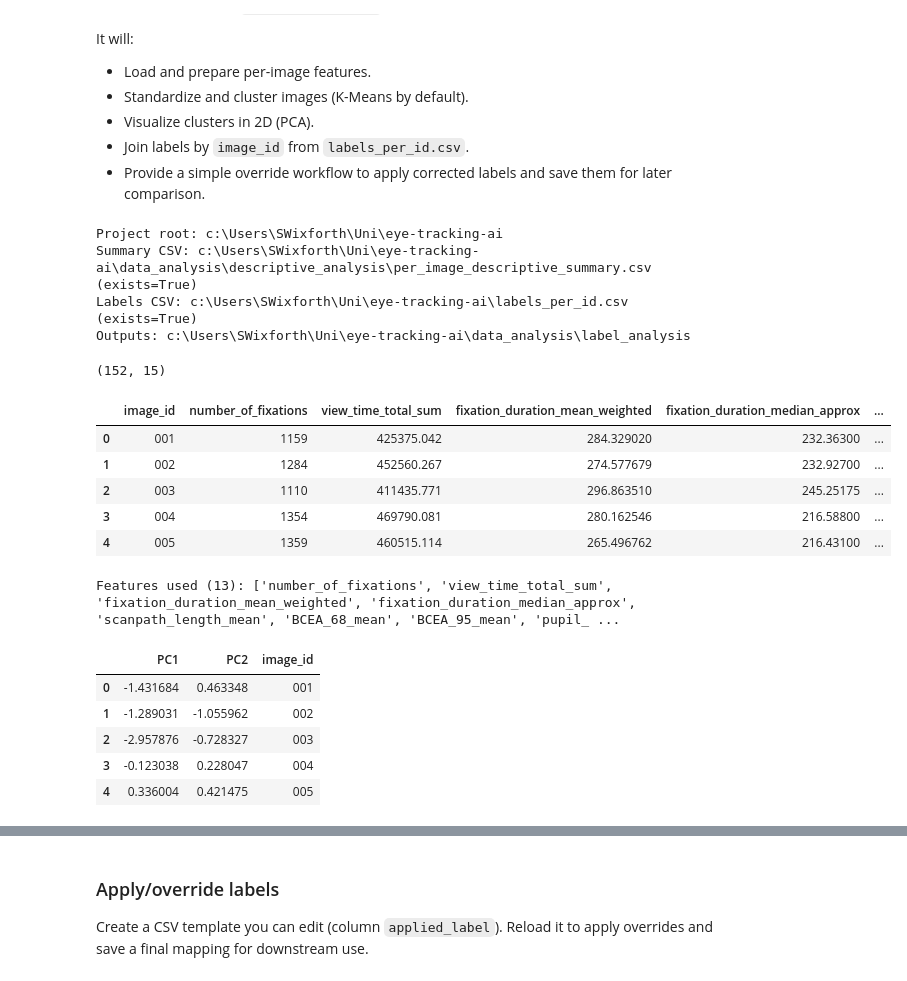
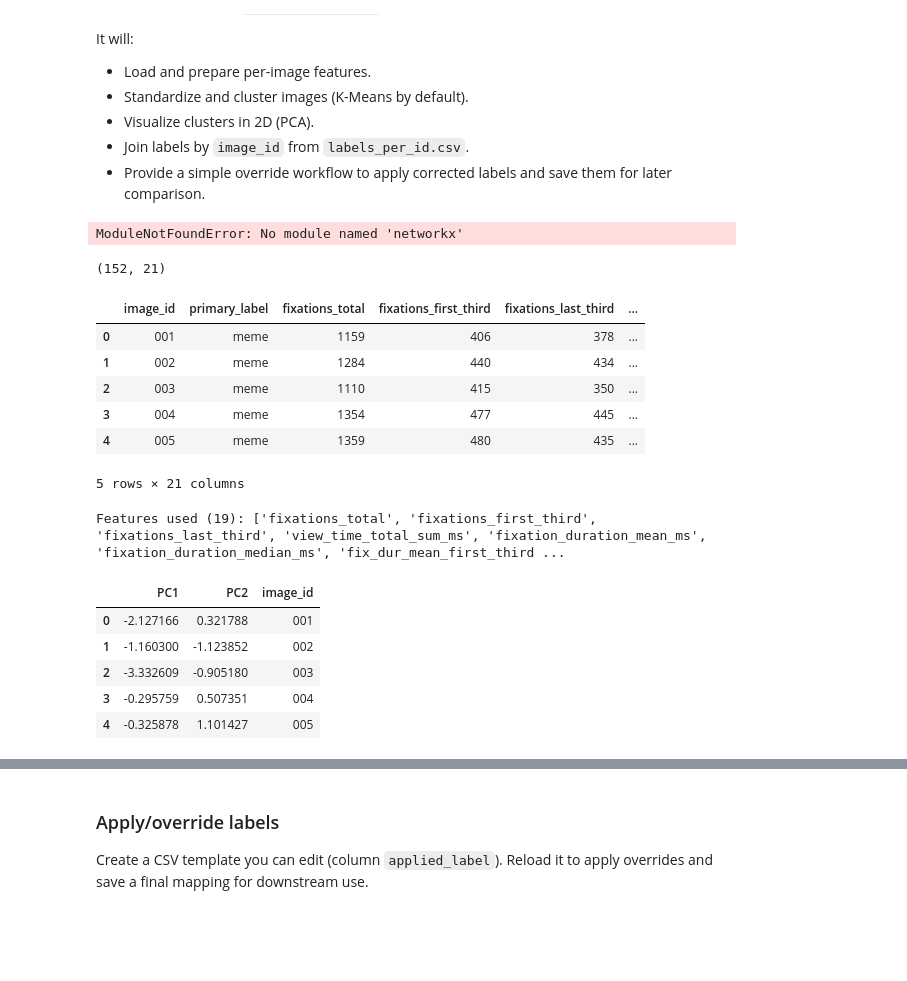
Before and after one commit to clabama/eye-tracking-ai, a Jupyter notebook: data_analysis/label_analysis/image_clustering.ipynb, the cells around one changed output, grey strips where cells are left out. Saved outputs shown, nothing was run; the diff lists cells and outputs as text; code cells hidden in the pictures; blank space fills up the shorter version.

```diff
--- a/data_analysis/label_analysis/image_clustering.ipynb
+++ b/data_analysis/label_analysis/image_clustering.ipynb
@@ -21,6 +21,9 @@ from sklearn.preprocessing import StandardScaler, normalize as sk_normalize
 from sklearn.decomposition import PCA
 from sklearn.cluster import KMeans
 from sklearn.metrics import silhouette_score
+from collections import defaultdict, Counter
+import networkx as nx
+from matplotlib.patches import FancyBboxPatch
 
 sns.set_context('talk')
 sns.set_style('whitegrid')
@@ -33,9 +36,9 @@ def find_project_root(start: Path):
 
 nb_dir = Path.cwd()
 project_root = find_project_root(nb_dir)
-summary_csv = project_root / 'data_analysis' / 'descriptive_analysis' / 'per_image_descriptive_summary.csv'
+summary_csv = project_root / 'data_analysis' / 'descriptive_analysis' / 'per_image_descriptive_summary_pretty.csv'
 labels_csv = project_root / 'labels_per_id.csv'
-out_dir = project_root / 'data_analysis' / 'label_analysis'
+out_dir = project_root / 'data_analysis' / 'label_analysis' / 'outputs'
 out_dir.mkdir(parents=True, exist_ok=True)
 
 print(f'Project root: {project_root}')
@@ -43,35 +46,33 @@ print(f'Summary CSV: {summary_csv} (exists={summary_csv.exists()})')
 print(f'Labels CSV: {labels_csv} (exists={labels_csv.exists()})')
 print(f'Outputs: {out_dir}')
 # %% [output]
-Project root: c:\Users\SWixforth\Uni\eye-tracking-ai
-Summary CSV: c:\Users\SWixforth\Uni\eye-tracking-ai\data_analysis\descriptive_analysis\per_image_descriptive_summary.csv (exists=True)
-Labels CSV: c:\Users\SWixforth\Uni\eye-tracking-ai\labels_per_id.csv (exists=True)
-Outputs: c:\Users\SWixforth\Uni\eye-tracking-ai\data_analysis\label_analysis
+ModuleNotFoundError: No module named 'networkx'
 # %%
 # Load data
 if not summary_csv.exists():
     raise FileNotFoundError(f'Missing {summary_csv}')
 df = pd.read_csv(summary_csv)
 # Ensure image_id as 3-digit string
 if 'image_id' in df.columns:
     df['image_id'] = df['image_id'].astype(str).str.extract(r'(\d+)').fillna('').iloc[:,0].str.zfill(3)
 else:
-    raise KeyError('image_id column not found in per_image_descriptive_summary.csv')
+    raise KeyError('image_id column not found in per_image_descriptive_summary_pretty.csv')
 print(df.shape)
 df.head()
 # %% [output]
-(152, 15)
+(152, 21)
-|  | image_id | number_of_fixations | view_time_total_sum | fixation_duration_mean_weighted | fixation_duration_median_approx | ... |
-| 0 | 001 | 1159 | 425375.042 | 284.329020 | 232.36300 | ... |
-| 1 | 002 | 1284 | 452560.267 | 274.577679 | 232.92700 | ... |
-| 2 | 003 | 1110 | 411435.771 | 296.863510 | 245.25175 | ... |
-| 3 | 004 | 1354 | 469790.081 | 280.162546 | 216.58800 | ... |
-| 4 | 005 | 1359 | 460515.114 | 265.496762 | 216.43100 | ... |
+|  | image_id | primary_label | fixations_total | fixations_first_third | fixations_last_third | ... |
+| 0 | 001 | meme | 1159 | 406 | 378 | ... |
+| 1 | 002 | meme | 1284 | 440 | 434 | ... |
+| 2 | 003 | meme | 1110 | 415 | 350 | ... |
+| 3 | 004 | meme | 1354 | 477 | 445 | ... |
+| 4 | 005 | meme | 1359 | 480 | 435 | ... |
+5 rows × 21 columns
 # %%
 # Feature selection and preprocessing
 # Pick numeric columns automatically, exclude obvious identifiers
 num_cols = df.select_dtypes(include=[np.number]).columns.tolist()
-exclude = {'image_id'}
+exclude = {'image_id', }
 feature_cols = [c for c in num_cols if c not in exclude]
 if not feature_cols:
     raise ValueError('No numeric feature columns found for clustering.')
@@ -86,11 +87,11 @@ Z = pca.fit_transform(X_scaled)
 print(f'Features used ({len(feature_cols)}):', feature_cols[:10], '...')
 pd.DataFrame({'PC1': Z[:,0], 'PC2': Z[:,1], 'image_id': df['image_id']}).head()
 # %% [output]
-Features used (13): ['number_of_fixations', 'view_time_total_sum', 'fixation_duration_mean_weighted', 'fixation_duration_median_approx', 'scanpath_length_mean', 'BCEA_68_mean', 'BCEA_95_mean', 'pupil_ ...
+Features used (19): ['fixations_total', 'fixations_first_third', 'fixations_last_third', 'view_time_total_sum_ms', 'fixation_duration_mean_ms', 'fixation_duration_median_ms', 'fix_dur_mean_first_third ...
 |  | PC1 | PC2 | image_id |
-| 0 | -1.431684 | 0.463348 | 001 |
-| 1 | -1.289031 | -1.055962 | 002 |
-| 2 | -2.957876 | -0.728327 | 003 |
-| 3 | -0.123038 | 0.228047 | 004 |
-| 4 | 0.336004 | 0.421475 | 005 |
+| 0 | -2.127166 | 0.321788 | 001 |
+| 1 | -1.160300 | -1.123852 | 002 |
+| 2 | -3.332609 | -0.905180 | 003 |
+| 3 | -0.295759 | 0.507351 | 004 |
+| 4 | -0.325878 | 1.101427 | 005 |
 # %%
```
Also changed, not shown: parts of 9 cells of this notebook, 18 other files.
